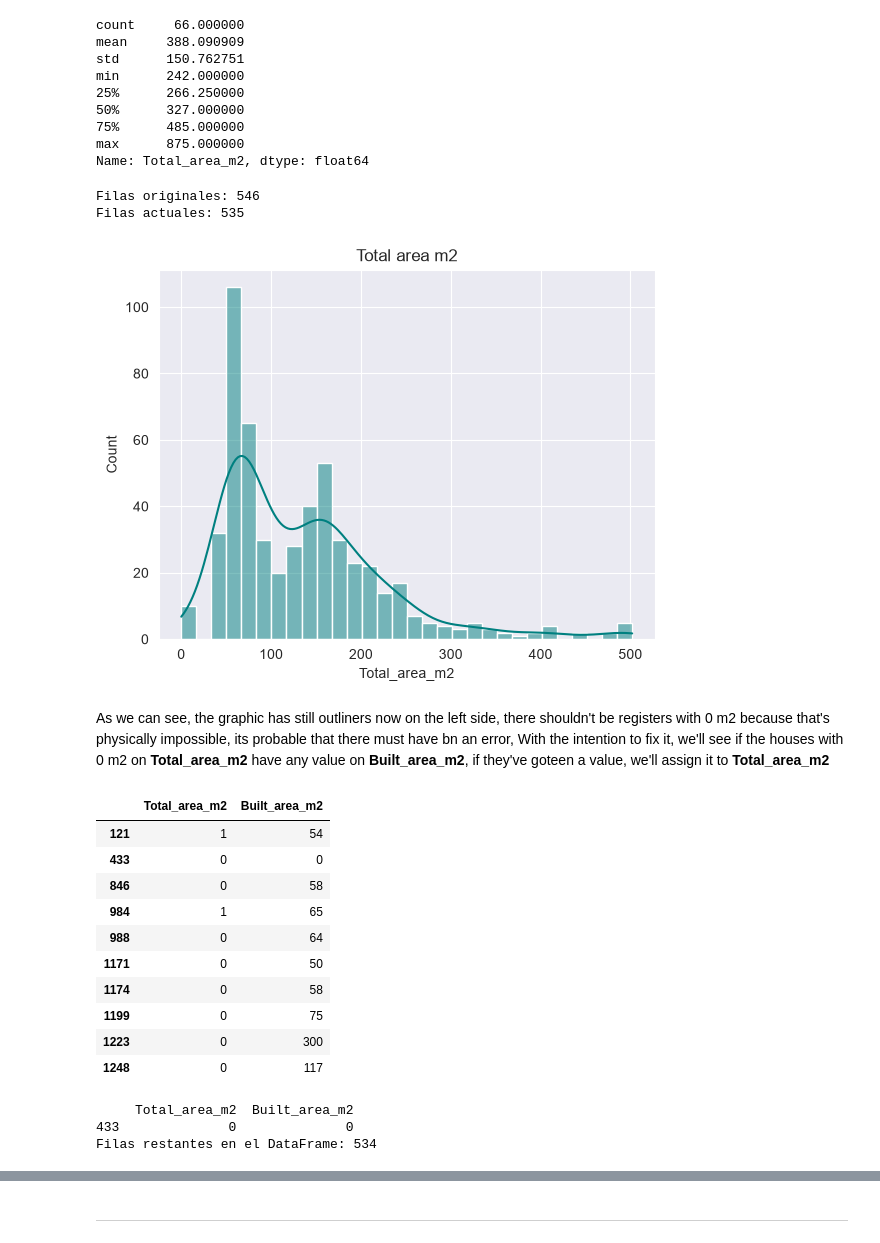
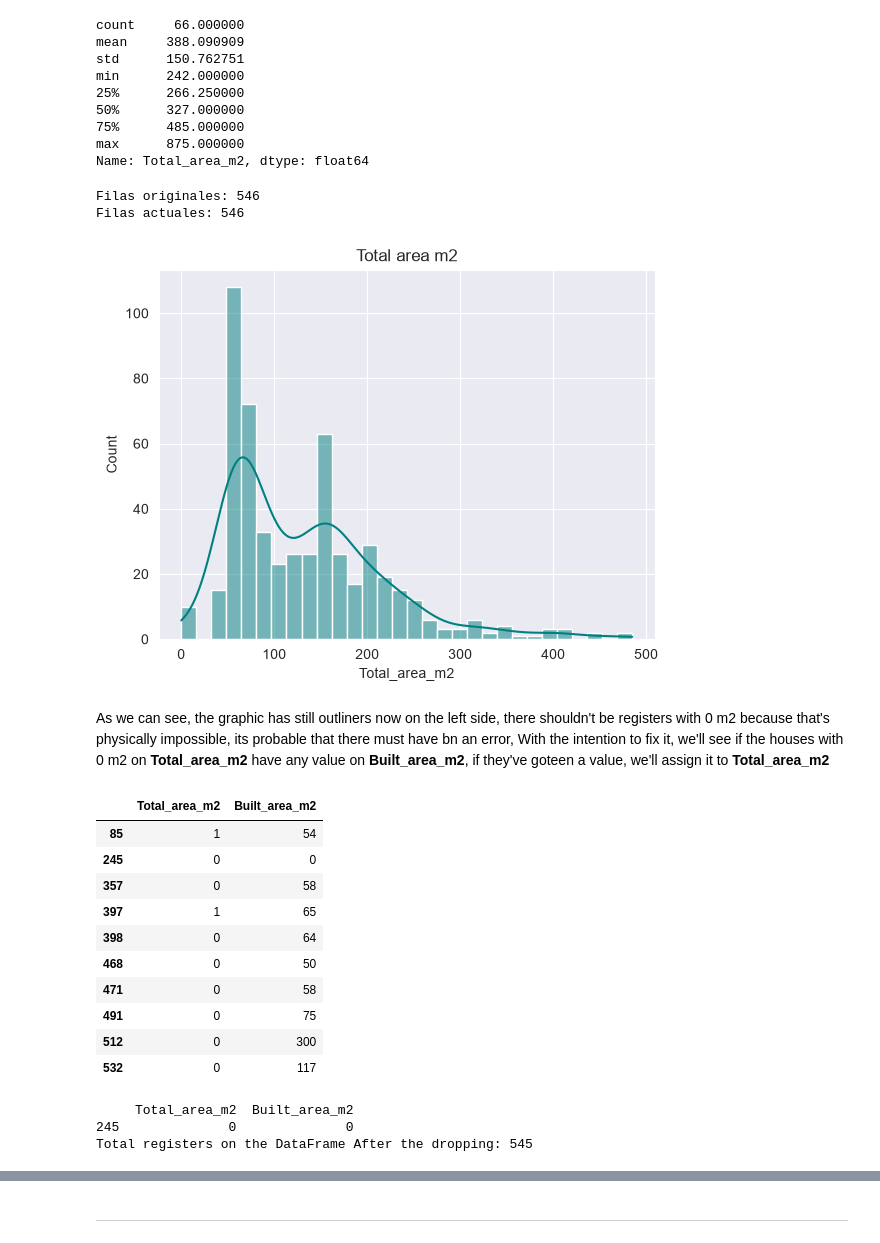
Before and after one commit to gamerOZZY/Zacah_Valuer, a Jupyter notebook: notebooks/Standarization_and_null_values.ipynb, the cells around one changed output, grey strips where cells are left out. Drawn from its saved outputs; the diff is of its cells as text; code cells hidden in the pictures.

```diff
--- a/notebooks/Standarization_and_null_values.ipynb
+++ b/notebooks/Standarization_and_null_values.ipynb
@@ -5,7 +5,6 @@ Second part
 import pandas as pd
 
 datos = pd.read_csv('../data/bronze/staging/stg1_casas_gam_full2.csv')
-datos = datos[(datos['FlagsFeatures'] != 'remateHipotecario') & (datos['IsAuction'] == False)]
 datos.info()
 # %% [output]
 <class 'pandas.DataFrame'>
@@ -83,41 +82,41 @@ min      242.000000
 max      875.000000
 Name: Total_area_m2, dtype: float64
 # %%
-# 1. Calcular el valor del percentil 99
-limite_superior = datos['Total_area_m2'].quantile(0.98)
+# 1. Calcular el valor del percentil 95
+limite_superior = datos['Total_area_m2'].quantile(0.97)
 
 num = len(datos)
 # 2. Filtrar el DataFrame para conservar solo lo que está por debajo o igual a ese límite
-datos = datos[datos['Total_area_m2'] <= limite_superior]
+datoslol = datos[datos['Total_area_m2'] <= limite_superior]
 
 # (Opcional) Verificar cuántas filas se eliminaron
 print(f"Filas originales: {num}")
 print(f"Filas actuales: {len(datos)}")
 # %% [output]
 Filas originales: 546
-Filas actuales: 535
+Filas actuales: 546
 # %%
-sns.histplot(data=datos,x='Total_area_m2', color='teal', kde=True, bins=30)
+sns.histplot(data=datoslol,x='Total_area_m2', color='teal', kde=True, bins=30)
 plt.title('Total area m2')
 plt.show()
 # %% [output]
-[figure, old version]
+[figure, new version]
 # %% [markdown]
 As we can see, the graphic has still outliners now on the left side, there shouldn't be registers with 0 m2 because that's physically impossible, its probable that there must have bn an error, With the intention to fix it, we'll see if the houses with 0 m2 on **Total_area_m2** have any value on **Built_area_m2**, if they've goteen a value, we'll assign it to **Total_area_m2**
 # %%
 datos[datos['Total_area_m2'] < 10][['Total_area_m2','Built_area_m2']].head(100)
 # %% [output]
 |  | Total_area_m2 | Built_area_m2 |
-| 121 | 1 | 54 |
-| 433 | 0 | 0 |
-| 846 | 0 | 58 |
-| 984 | 1 | 65 |
-| 988 | 0 | 64 |
-| 1171 | 0 | 50 |
-| 1174 | 0 | 58 |
-| 1199 | 0 | 75 |
-| 1223 | 0 | 300 |
-| 1248 | 0 | 117 |
+| 85 | 1 | 54 |
+| 245 | 0 | 0 |
+| 357 | 0 | 58 |
+| 397 | 1 | 65 |
+| 398 | 0 | 64 |
+| 468 | 0 | 50 |
+| 471 | 0 | 58 |
+| 491 | 0 | 75 |
+| 512 | 0 | 300 |
+| 532 | 0 | 117 |
 # %%
 datos.loc[datos['Total_area_m2'] < 10, 'Total_area_m2'] = datos['Built_area_m2']
 print(datos[datos['Total_area_m2'] < 10][['Total_area_m2', 'Built_area_m2']].head())
@@ -129,8 +128,8 @@ datos = datos[~((datos['Total_area_m2'] == 0) & (datos['Built_area_m2'] == 0))]
 print(f"Total registers on the DataFrame After the dropping: {len(datos)}")
 # %% [output]
      Total_area_m2  Built_area_m2
-433              0              0
-Filas restantes en el DataFrame: 534
+245              0              0
+Total registers on the DataFrame After the dropping: 545
 # %%
 sns.histplot(data=datos,x='Total_area_m2', color='teal', kde=True, bins=30)
 plt.title('Total area m2')
```
Also changed, not shown: parts of 32 cells of this notebook, 2 other files.
